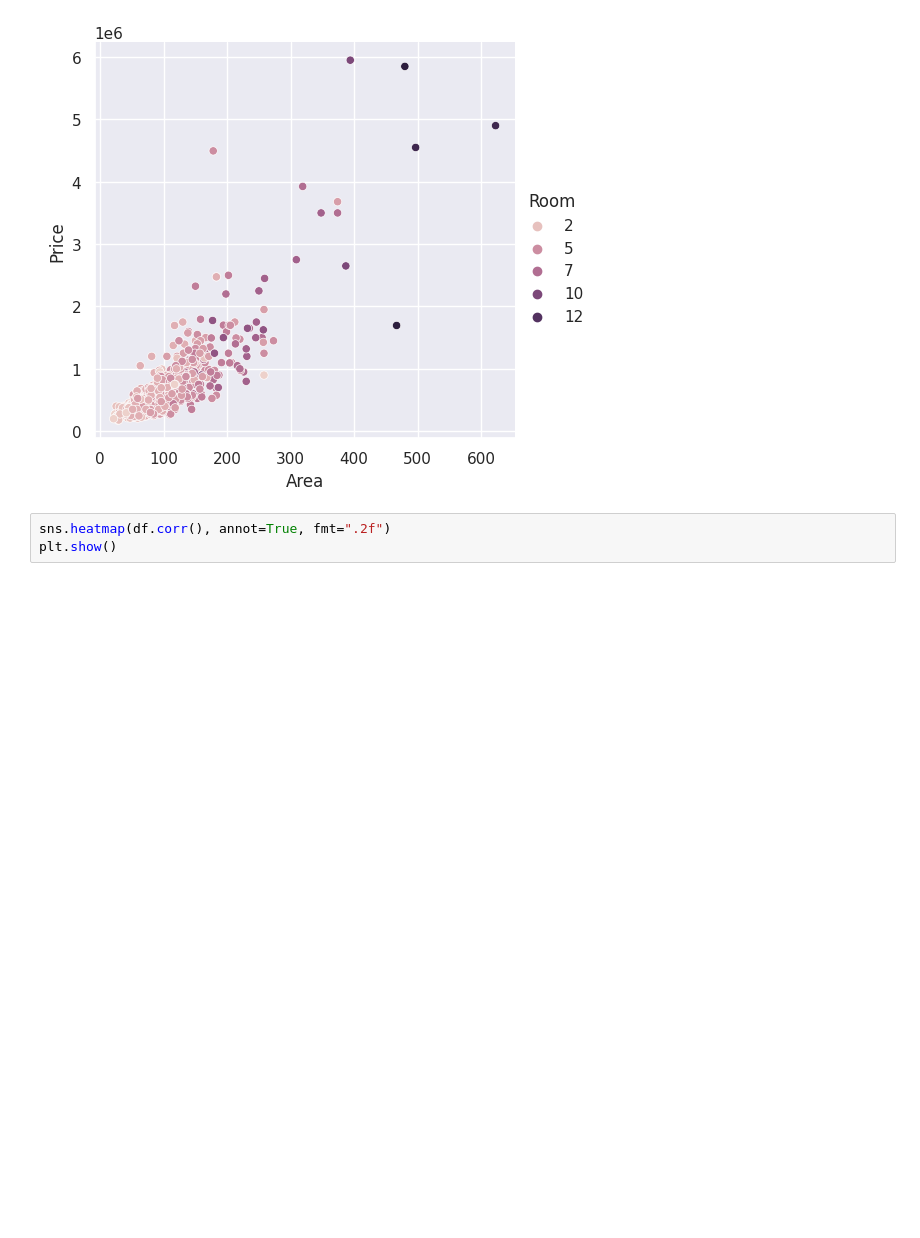
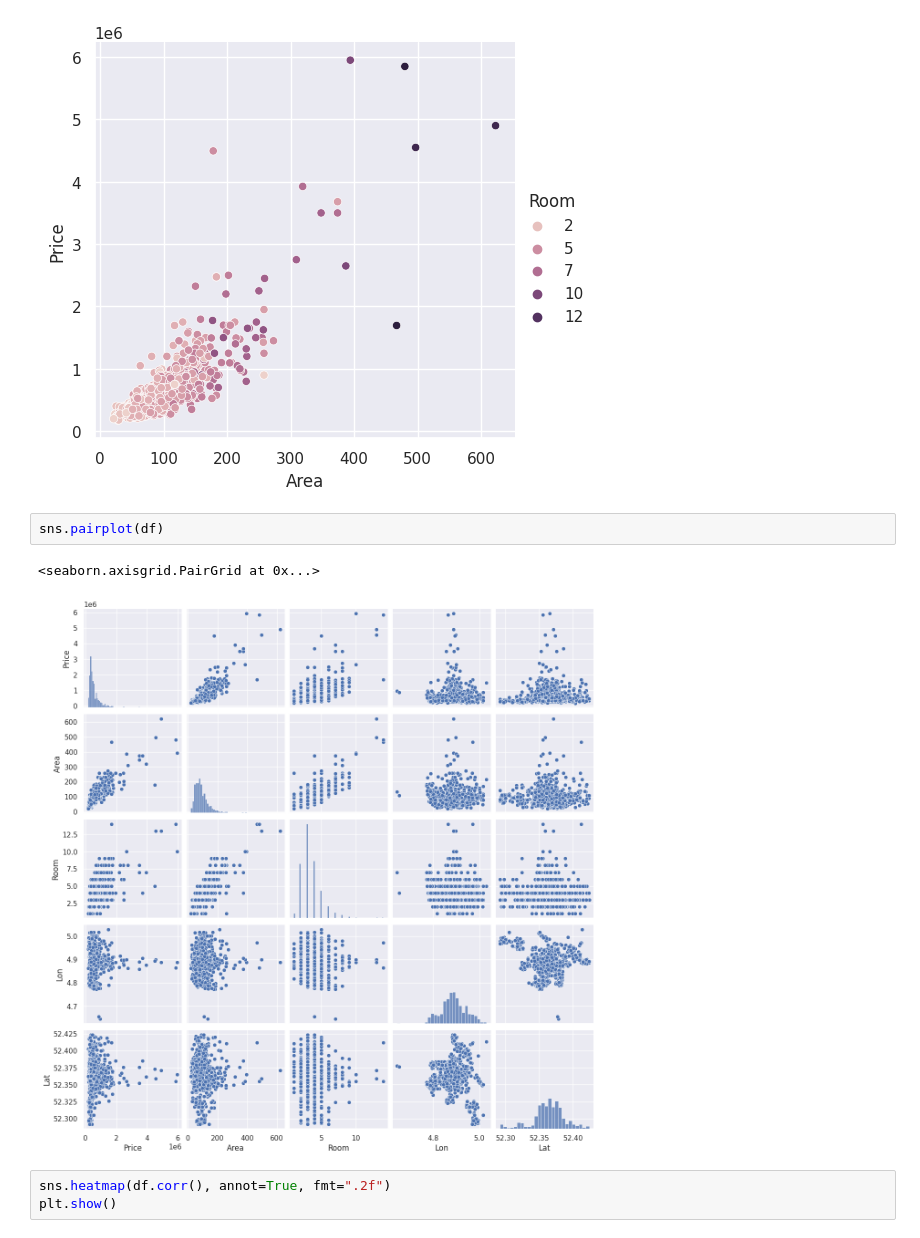
Before and after one commit to Pervins30/Pervins-Odero, a Jupyter notebook: Pervins_doc.ipynb, the cells around one changed output. Cells and saved outputs as stored; diff of their text form; blank space fills up the shorter version.

```diff
--- a/Pervins_doc.ipynb
+++ b/Pervins_doc.ipynb
@@ -45,6 +45,11 @@ sns.relplot(x="Area", y="Price", hue="Room", data=df)
 plt.show()
 # %% [output]
 [figure]
+# %%
+sns.pairplot(df)
+# %% [output]
+<seaborn.axisgrid.PairGrid at 0x...>
+[figure, added]
 # %%
 sns.heatmap(df.corr(), annot=True, fmt=".2f")
 plt.show()
```
